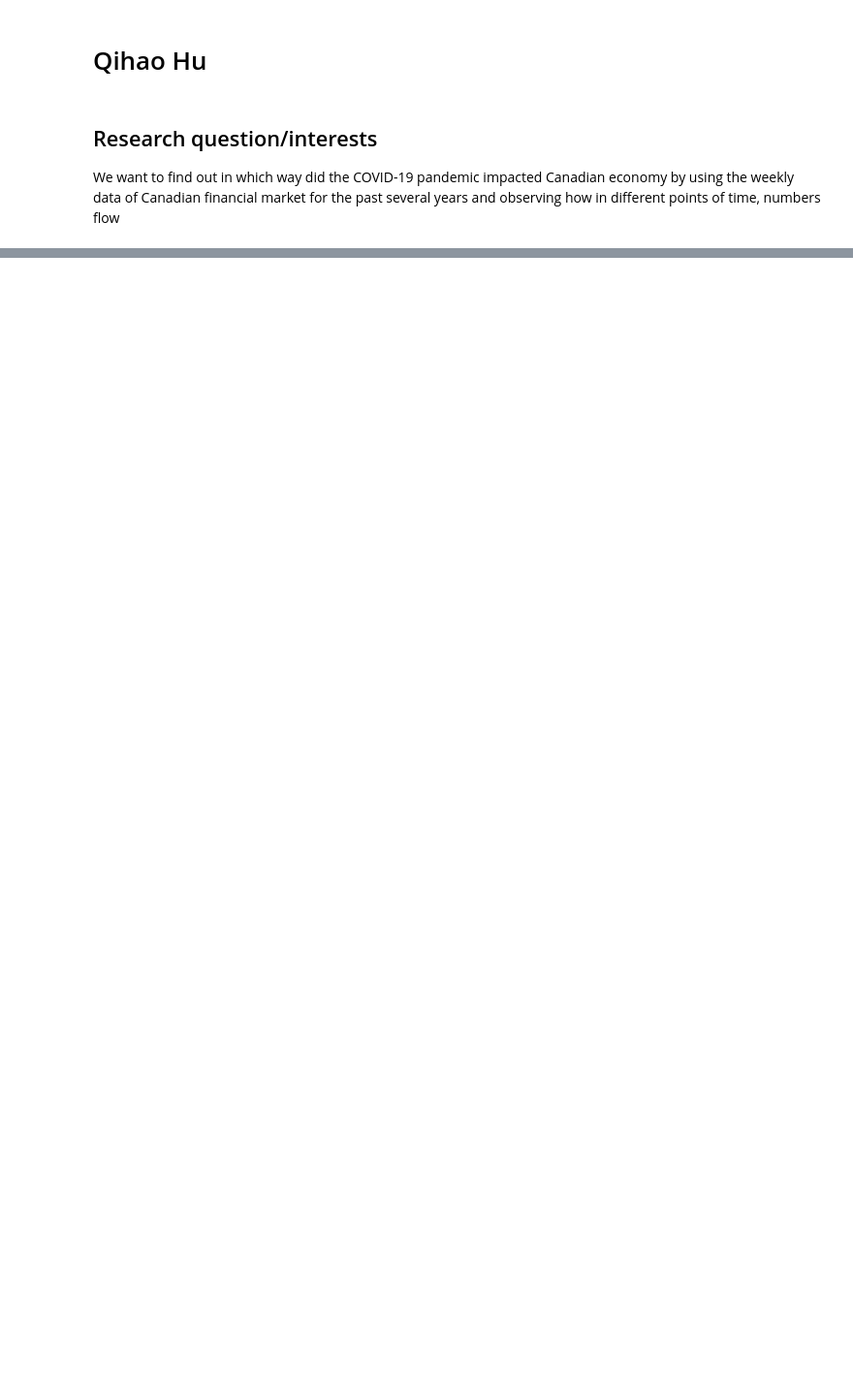
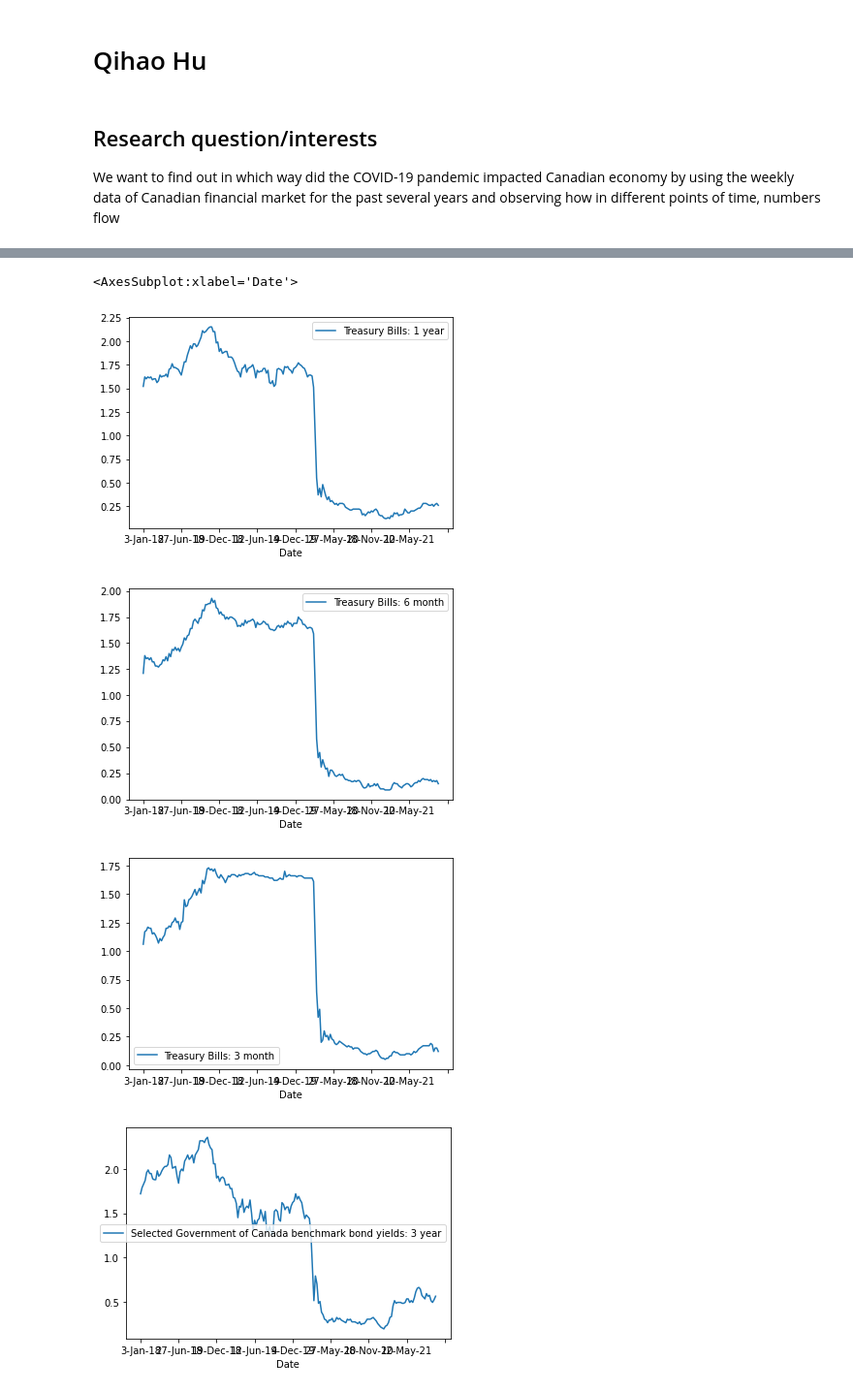
Before and after one commit to data301-2021-winter1/project-group44-project-1, a Jupyter notebook: notebooks/analysis2.ipynb, the cells around one changed output, grey strips where cells are left out. Shown at 97% size. Saved outputs shown, nothing was run; the diff lists cells and outputs as text; code cells hidden in the pictures; blank space fills up the shorter version.

```diff
--- a/notebooks/analysis2.ipynb
+++ b/notebooks/analysis2.ipynb
@@ -29,0 +25,12 @@ Finance
+# %%
+df1.plot("Date","Treasury Bills: 1 year")
+df1.plot("Date","Treasury Bills: 6 month")
+df1.plot("Date","Treasury Bills: 3 month")
+df1.plot("Date","Selected Government of Canada benchmark bond yields: 3 year")
+df1.plot("Date","Selected Government of Canada benchmark bond yields: 5 year")
+# %% [output]
+<AxesSubplot:xlabel='Date'>
+[figure, added]
+[figure, added]
+[figure, added]
+[figure, added]
```
Also changed, not shown: parts of 4 cells of this notebook, 1 other file.
